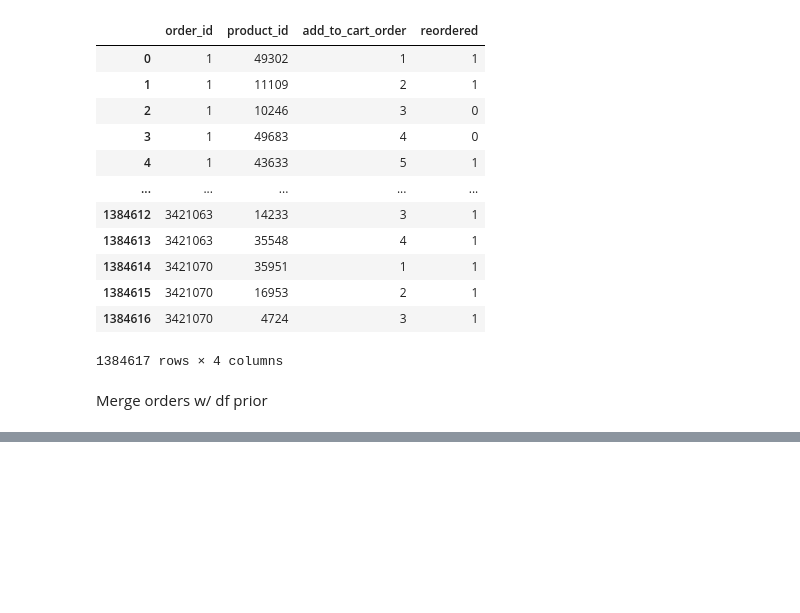
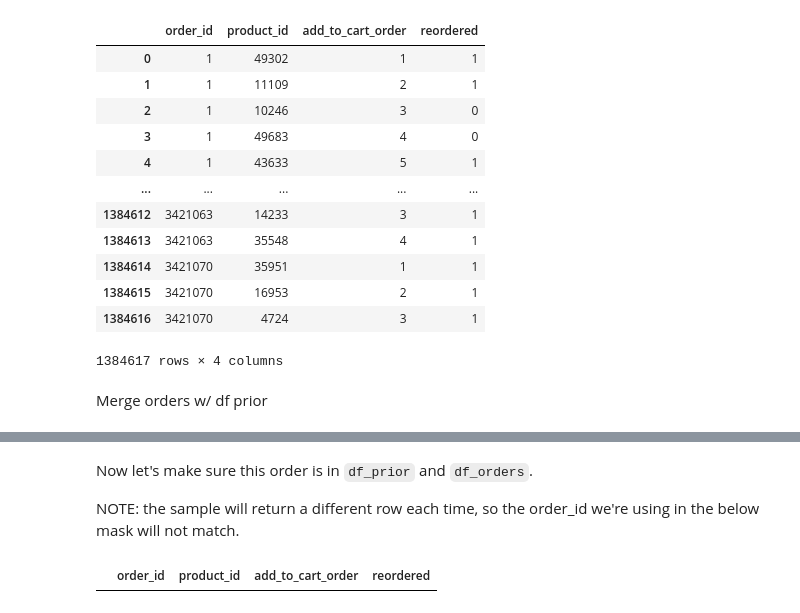
Before and after one commit to edubu2/metis-project3, a Jupyter notebook: code/query_db.ipynb, the cells around one changed output, grey strips where cells are left out. Cells and saved outputs as stored; diff of their text form; code cells hidden in the pictures; blank space fills up the shorter version.

```diff
--- a/code/query_db.ipynb
+++ b/code/query_db.ipynb
@@ -151,0 +194,9 @@ Merge orders w/ df prior
+# %% [markdown]
+Now let's make sure this order is in `df_prior` and `df_orders`.
+
+NOTE: the sample will return a different row each time, so the order_id we're using in the below mask will not match.
+# %%
+mask = df_prior.order_id == 2278291
+df_prior[mask]
+# %% [output]
+|  | order_id | product_id | add_to_cart_order | reordered |
```
Also changed, not shown: parts of 9 cells of this notebook.
